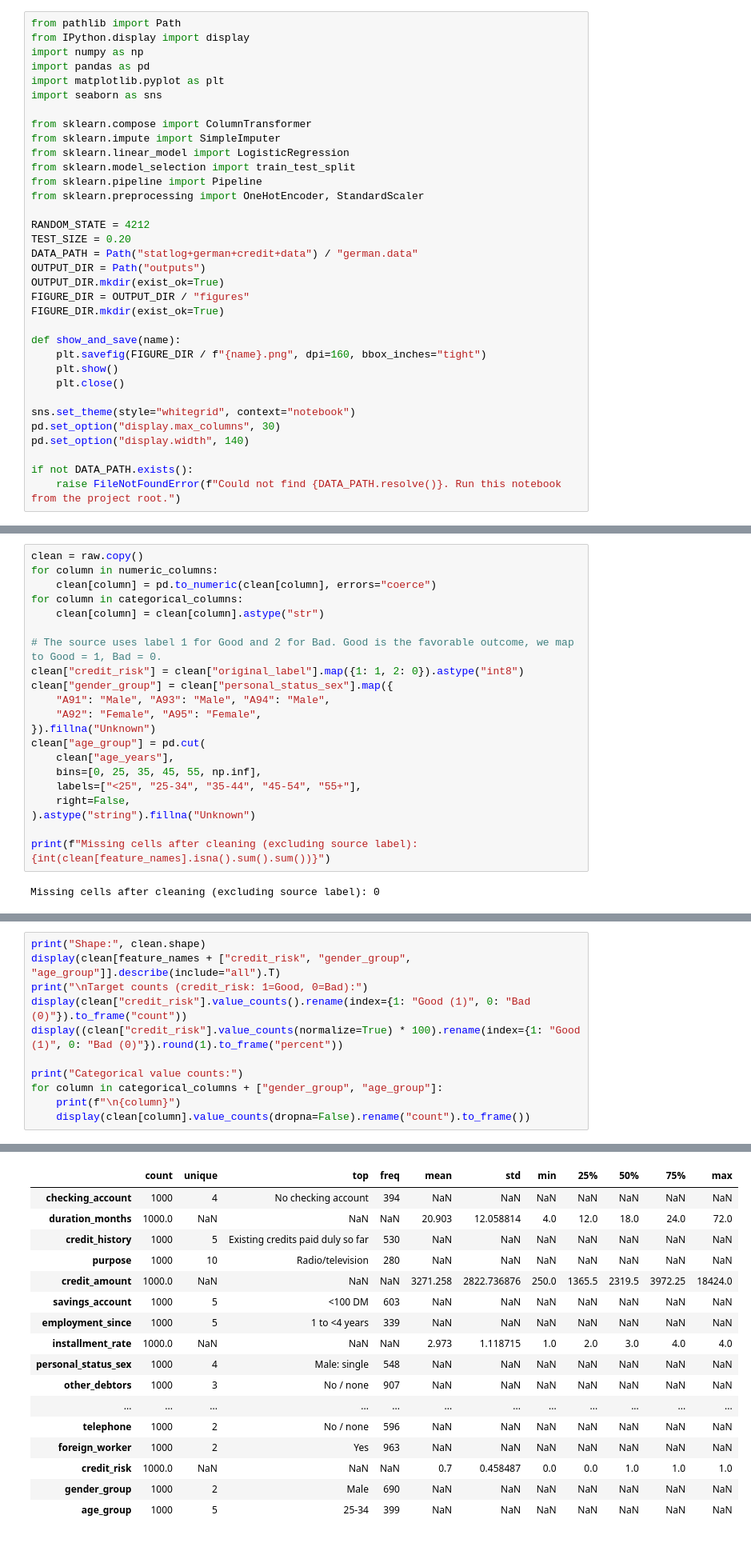
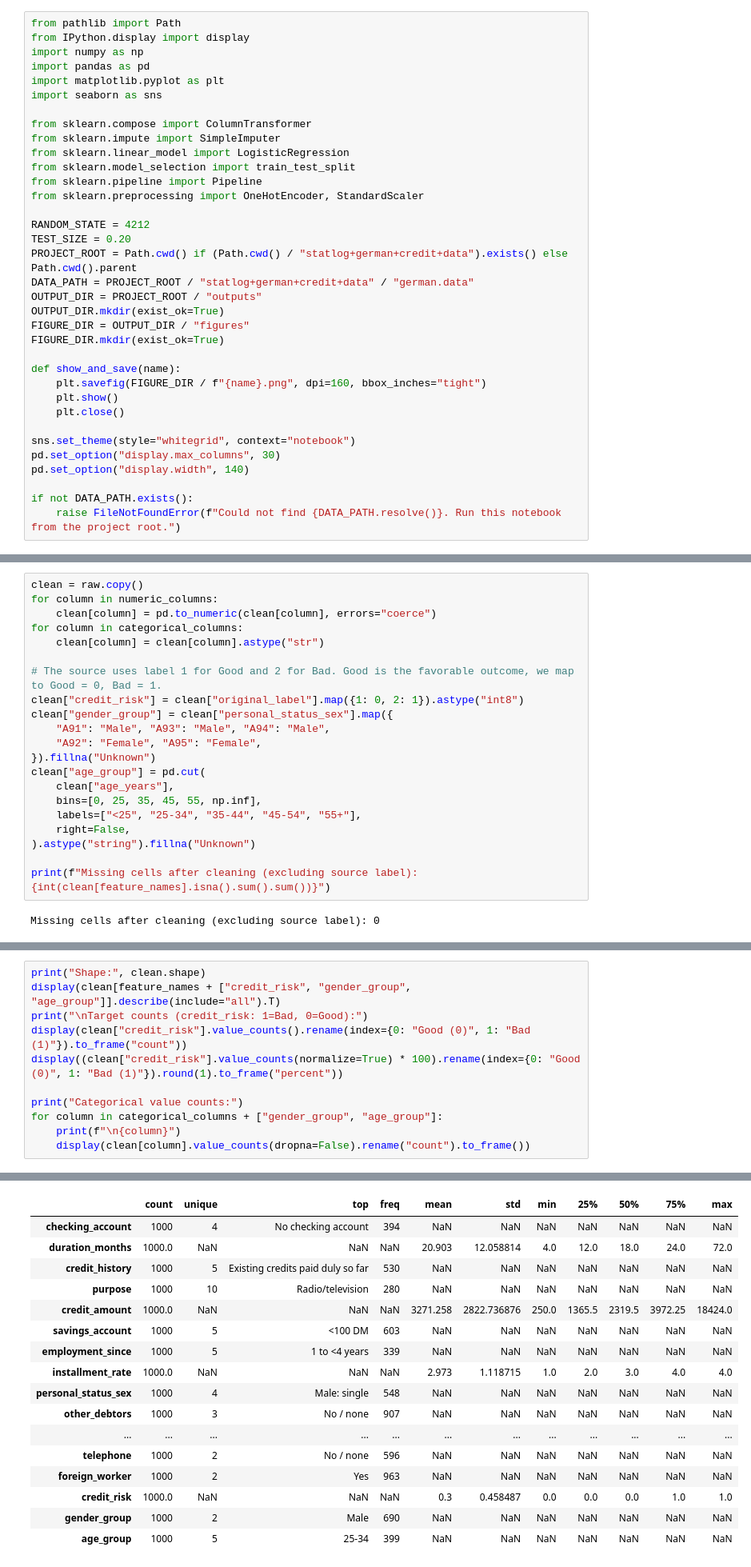
Before and after one commit to saltypassion/DSE4212-Creditscoring, a Jupyter notebook: notebooks/German_Credit_Clean.ipynb, the cells around one changed output, grey strips where cells are left out. Shown at 80% size. Saved outputs shown, nothing was run; the diff lists cells and outputs as text.

```diff
--- a/notebooks/German_Credit_Clean.ipynb
+++ b/notebooks/German_Credit_Clean.ipynb
@@ -25,8 +25,9 @@ from sklearn.preprocessing import OneHotEncoder, StandardScaler
 
 RANDOM_STATE = 4212
 TEST_SIZE = 0.20
-DATA_PATH = Path("statlog+german+credit+data") / "german.data"
-OUTPUT_DIR = Path("outputs")
+PROJECT_ROOT = Path.cwd() if (Path.cwd() / "statlog+german+credit+data").exists() else Path.cwd().parent
+DATA_PATH = PROJECT_ROOT / "statlog+german+credit+data" / "german.data"
+OUTPUT_DIR = PROJECT_ROOT / "outputs"
 OUTPUT_DIR.mkdir(exist_ok=True)
 FIGURE_DIR = OUTPUT_DIR / "figures"
 FIGURE_DIR.mkdir(exist_ok=True)
@@ -191,8 +192,8 @@ for column in numeric_columns:
 for column in categorical_columns:
     clean[column] = clean[column].astype("str")
 
-# The source uses label 1 for Good and 2 for Bad. Good is the favorable outcome, we map to Good = 1, Bad = 0.
-clean["credit_risk"] = clean["original_label"].map({1: 1, 2: 0}).astype("int8")
+# The source uses label 1 for Good and 2 for Bad. Good is the favorable outcome, we map to Good = 0, Bad = 1.
+clean["credit_risk"] = clean["original_label"].map({1: 0, 2: 1}).astype("int8")
 clean["gender_group"] = clean["personal_status_sex"].map({
     "A91": "Male", "A93": "Male", "A94": "Male",
     "A92": "Female", "A95": "Female",
@@ -271,30 +272,30 @@ display(clean.head())
 # %%
 print("Shape:", clean.shape)
 display(clean[feature_names + ["credit_risk", "gender_group", "age_group"]].describe(include="all").T)
-print("\nTarget counts (credit_risk: 1=Good, 0=Bad):")
-display(clean["credit_risk"].value_counts().rename(index={1: "Good (1)", 0: "Bad (0)"}).to_frame("count"))
-display((clean["credit_risk"].value_counts(normalize=True) * 100).rename(index={1: "Good (1)", 0: "Bad (0)"}).round(1).to_frame("percent"))
+print("\nTarget counts (credit_risk: 1=Bad, 0=Good):")
+display(clean["credit_risk"].value_counts().rename(index={0: "Good (0)", 1: "Bad (1)"}).to_frame("count"))
+display((clean["credit_risk"].value_counts(normalize=True) * 100).rename(index={0: "Good (0)", 1: "Bad (1)"}).round(1).to_frame("percent"))
 
 print("Categorical value counts:")
 for column in categorical_columns + ["gender_group", "age_group"]:
     print(f"\n{column}")
     display(clean[column].value_counts(dropna=False).rename("count").to_frame())
 # %% [output]
 Shape: (1000, 25)
 |  | count | unique | top | freq | mean | std | min | 25% | 50% | 75% | max |
 | checking_account | 1000 | 4 | No checking account | 394 | NaN | NaN | NaN | NaN | NaN | NaN | NaN |
 | duration_months | 1000.0 | NaN | NaN | NaN | 20.903 | 12.058814 | 4.0 | 12.0 | 18.0 | 24.0 | 72.0 |
 | credit_history | 1000 | 5 | Existing credits paid duly so far | 530 | NaN | NaN | NaN | NaN | NaN | NaN | NaN |
 | purpose | 1000 | 10 | Radio/television | 280 | NaN | NaN | NaN | NaN | NaN | NaN | NaN |
 | credit_amount | 1000.0 | NaN | NaN | NaN | 3271.258 | 2822.736876 | 250.0 | 1365.5 | 2319.5 | 3972.25 | 18424.0 |
 | savings_account | 1000 | 5 | <100 DM | 603 | NaN | NaN | NaN | NaN | NaN | NaN | NaN |
 | employment_since | 1000 | 5 | 1 to <4 years | 339 | NaN | NaN | NaN | NaN | NaN | NaN | NaN |
 | installment_rate | 1000.0 | NaN | NaN | NaN | 2.973 | 1.118715 | 1.0 | 2.0 | 3.0 | 4.0 | 4.0 |
 | personal_status_sex | 1000 | 4 | Male: single | 548 | NaN | NaN | NaN | NaN | NaN | NaN | NaN |
 | other_debtors | 1000 | 3 | No / none | 907 | NaN | NaN | NaN | NaN | NaN | NaN | NaN |
 | ... | ... | ... | ... | ... | ... | ... | ... | ... | ... | ... | ... |
 | telephone | 1000 | 2 | No / none | 596 | NaN | NaN | NaN | NaN | NaN | NaN | NaN |
 | foreign_worker | 1000 | 2 | Yes | 963 | NaN | NaN | NaN | NaN | NaN | NaN | NaN |
-| credit_risk | 1000.0 | NaN | NaN | NaN | 0.7 | 0.458487 | 0.0 | 0.0 | 1.0 | 1.0 | 1.0 |
+| credit_risk | 1000.0 | NaN | NaN | NaN | 0.3 | 0.458487 | 0.0 | 0.0 | 0.0 | 1.0 | 1.0 |
 | gender_group | 1000 | 2 | Male | 690 | NaN | NaN | NaN | NaN | NaN | NaN | NaN |
 | age_group | 1000 | 5 | 25-34 | 399 | NaN | NaN | NaN | NaN | NaN | NaN | NaN |
```
Also changed, not shown: parts of 9 cells of this notebook, 3 other files.
